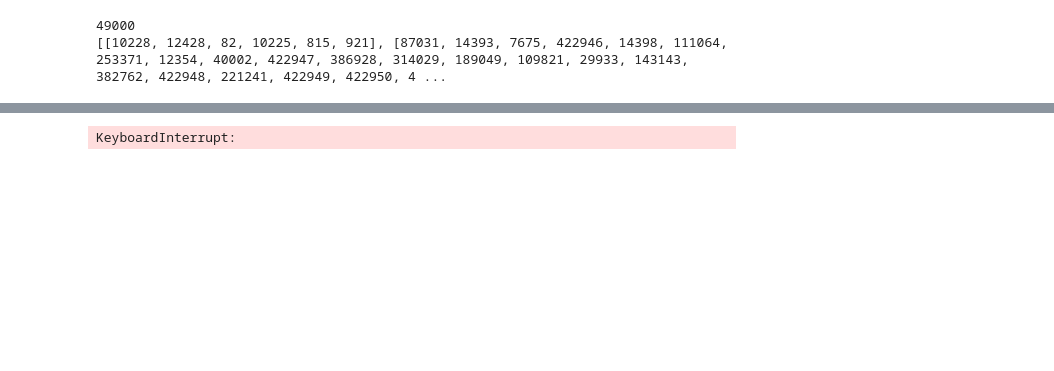
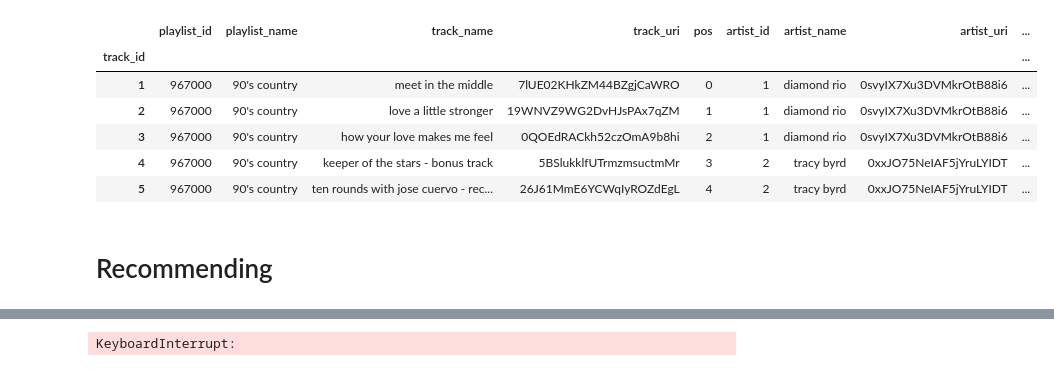
Before and after one commit to hermann0001/APC_ml, a Jupyter notebook: predict_w2v.ipynb, the cells around one changed output, grey strips where cells are left out. Saved outputs shown, nothing was run; the diff lists cells and outputs as text; code cells hidden in the pictures; blank space fills up the shorter version.

```diff
--- a/predict_w2v.ipynb
+++ b/predict_w2v.ipynb
@@ -142,0 +129,5 @@ songs
+# %%
+songs = dataset.copy()
+songs.drop_duplicates(subset=['track_id'], inplace=True)
+songs.set_index('track_id', inplace=True)
+songs.head()
@@ -142,0 +142,12 @@ songs
+# %%
+songs.loc[model.wv.index_to_key, 'cluster'] = km_opt.labels_
+songs['cluster'] = songs['cluster'].fillna(-1).astype(int).astype('category')
+songs.head()
+# %% [output]
+|  | playlist_id | playlist_name | track_name | track_uri | pos | artist_id | artist_name | artist_uri | ... |
+| track_id |  |  |  |  |  |  |  |  | ... |
+| 1 | 967000 | 90's country | meet in the middle | 7lUE02KHkZM44BZgjCaWRO | 0 | 1 | diamond rio | 0svyIX7Xu3DVMkrOtB88i6 | ... |
+| 2 | 967000 | 90's country | love a little stronger | 19WNVZ9WG2DvHJsPAx7qZM | 1 | 1 | diamond rio | 0svyIX7Xu3DVMkrOtB88i6 | ... |
+| 3 | 967000 | 90's country | how your love makes me feel | 0QOEdRACkh52czOmA9b8hi | 2 | 1 | diamond rio | 0svyIX7Xu3DVMkrOtB88i6 | ... |
+| 4 | 967000 | 90's country | keeper of the stars - bonus track | 5BSlukklfUTrmzmsuctmMr | 3 | 2 | tracy byrd | 0xxJO75NeIAF5jYruLYIDT | ... |
+| 5 | 967000 | 90's country | ten rounds with jose cuervo - rec... | 26J61MmE6YCWqIyROZdEgL | 4 | 2 | tracy byrd | 0xxJO75NeIAF5jYruLYIDT | ... |
@@ -143,3 +182,5 @@ songs
+# %% [markdown]
+# Recommending
 # %%
 def meanVectors(playlist):
     vec = []
@@ -154,8 +198,2 @@ with open('dataset/train.pkl', 'rb') as f:
     playlist_test = pickle.load(f)
 playlist_vec = list(map(meanVectors, playlist_test))
-# %%
-print(len(playlist_vec))
-print(playlist_test[:100])
-# %% [output]
-49000
-[[10228, 12428, 82, 10225, 815, 921], [87031, 14393, 7675, 422946, 14398, 111064, 253371, 12354, 40002, 422947, 386928, 314029, 189049, 109821, 29933, 143143, 382762, 422948, 221241, 422949, 422950, 4 ...
```
Also changed, not shown: parts of 26 cells of this notebook, 10 other files.
